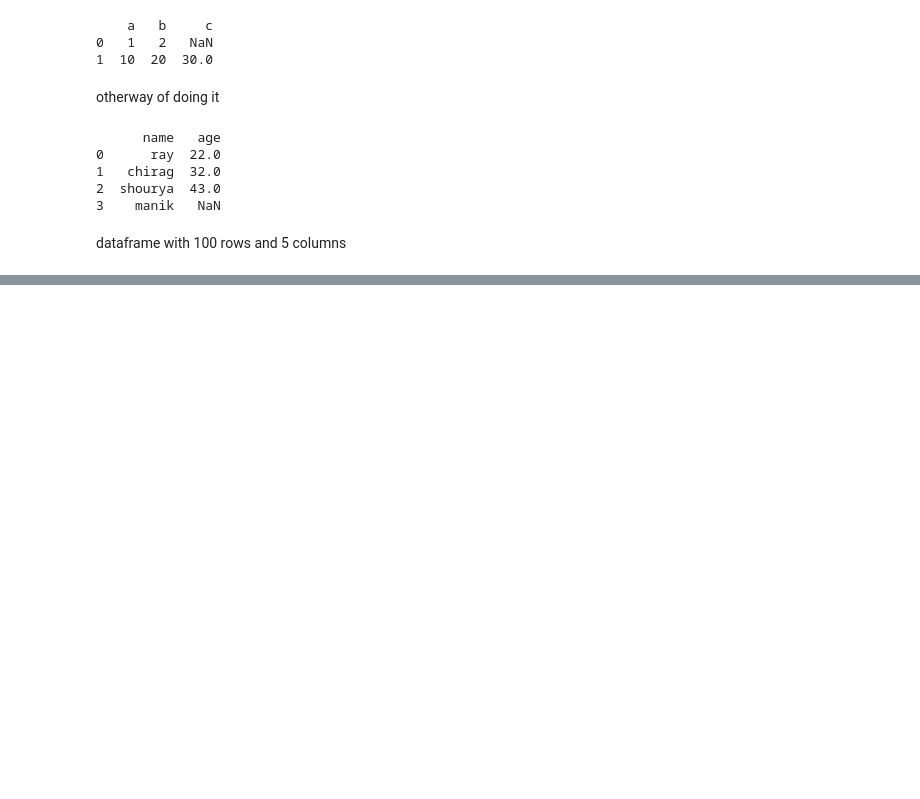
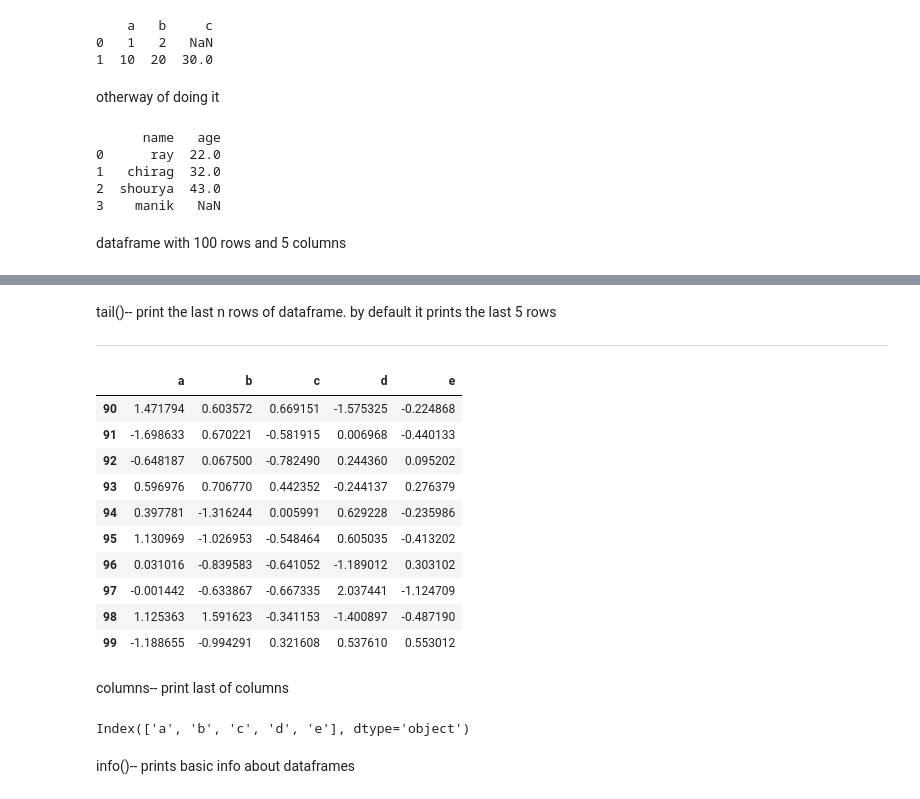
Before and after one commit to chiragguptx/data-science, a Jupyter notebook: pandas.ipynb, the cells around one changed output, grey strips where cells are left out. Drawn from its saved outputs; the diff is of its cells as text; code cells hidden in the pictures; blank space fills up the shorter version.

```diff
--- a/pandas.ipynb
+++ b/pandas.ipynb
@@ -139,0 +162,26 @@ print(df)
+# %% [markdown]
+tail()-- print the last n rows of dataframe. by default it prints the last 5 rows
+
+---
+# %%
+df.tail(10)
+# %% [output]
+|  | a | b | c | d | e |
+| 90 | 1.471794 | 0.603572 | 0.669151 | -1.575325 | -0.224868 |
+| 91 | -1.698633 | 0.670221 | -0.581915 | 0.006968 | -0.440133 |
+| 92 | -0.648187 | 0.067500 | -0.782490 | 0.244360 | 0.095202 |
+| 93 | 0.596976 | 0.706770 | 0.442352 | -0.244137 | 0.276379 |
+| 94 | 0.397781 | -1.316244 | 0.005991 | 0.629228 | -0.235986 |
+| 95 | 1.130969 | -1.026953 | -0.548464 | 0.605035 | -0.413202 |
+| 96 | 0.031016 | -0.839583 | -0.641052 | -1.189012 | 0.303102 |
+| 97 | -0.001442 | -0.633867 | -0.667335 | 2.037441 | -1.124709 |
+| 98 | 1.125363 | 1.591623 | -0.341153 | -1.400897 | -0.487190 |
+| 99 | -1.188655 | -0.994291 | 0.321608 | 0.537610 | 0.553012 |
+# %% [markdown]
+columns-- print last of columns
+# %%
+df.columns
+# %% [output]
+Index(['a', 'b', 'c', 'd', 'e'], dtype='object')
+# %% [markdown]
+info()-- prints basic info about dataframes
```
Also changed, not shown: parts of 7 cells of this notebook.
